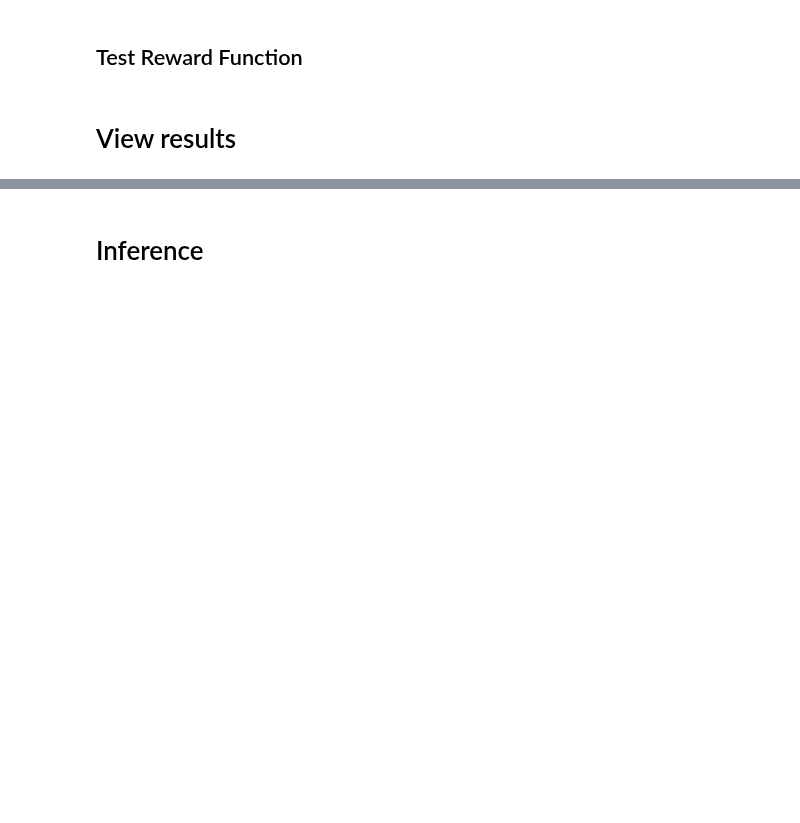
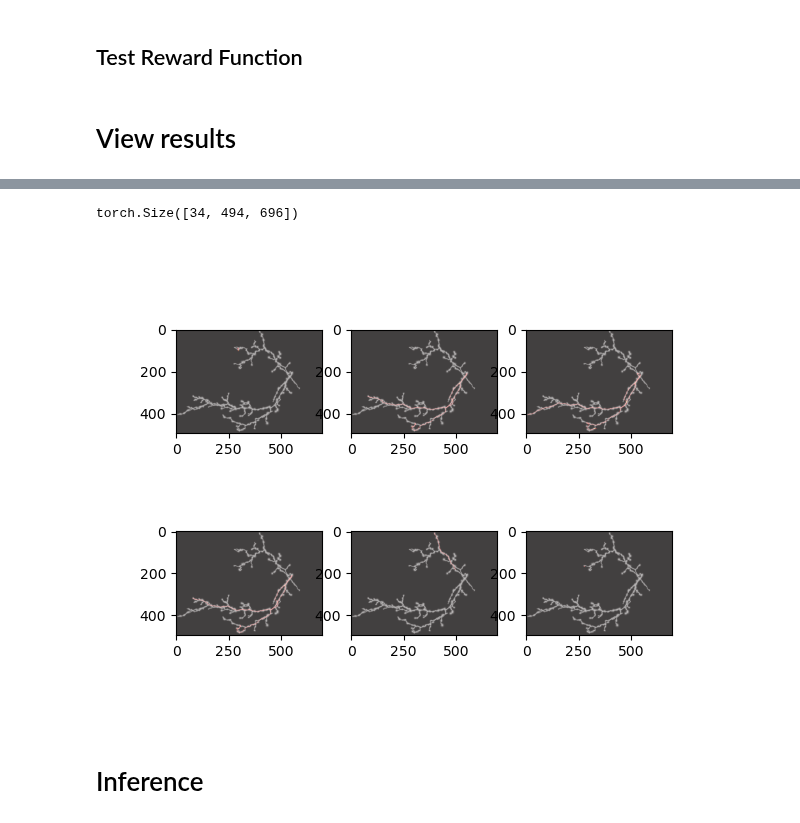
Before and after one commit to twardlab/neurotrack, a Jupyter notebook: neuron_trx/notebooks/neuron_trx_tests.ipynb, the cells around one changed output, grey strips where cells are left out. Drawn from its saved outputs; the diff is of its cells as text; code cells hidden in the pictures; blank space fills up the shorter version.

```diff
--- a/neuron_trx/notebooks/neuron_trx_tests.ipynb
+++ b/neuron_trx/notebooks/neuron_trx_tests.ipynb
@@ -102,7 +102,7 @@ friction = args["friction"] if "friction" in args else 1e-4
 num_episodes = args["num_episodes"] if "num_episodes" in args else 100
 pixelsize = args["pixelsize"] if "pixelsize" in args else [1.0, 1.0, 1.0]
 patch_radius = 17
-actions = np.load('/home/brysongray/tractography/neuron_trx/action_space_6_dir.npy')
+actions = np.load('/home/brysongray/tractography/neuron_trx/action_space_30_dir.npy')
 
 img, density, mask = load_data(img_file, label_file, pixelsize=pixelsize, inverse=True)
 
@@ -439,26 +446,30 @@ ax[2].set_title("loss")
 # %%
-fname = '/home/brysongray/tractography/outputs/bundle_density_ep1.pt'
+fname = '/home/brysongray/tractography/outputs_test/bundle_density_ep1.pt'
 density = torch.load(fname)
 print(density.shape)
+# %% [output]
+torch.Size([34, 494, 696])
 # %%
 plt.close('all')
 fig, ax = plt.subplots(2,3)
 for r in range(2):
     for c in range(3):
         i = (r+1)*(c+1)
         if i == 7:
             break
-        fname = f'/home/brysongray/tractography/outputs/bundle_density_ep{i-1}.pt'
+        fname = f'/home/brysongray/tractography/outputs_test/bundle_density_ep{i-1}.pt'
         density = torch.load(fname)
         D = density.amax(dim=0)
         I = env.img.data[:3].amax(dim=(1))
         T = env.true_density.data.amax(dim=(0,1))
         ax[r][c].imshow(D, cmap='hot', alpha=0.5)
         # ax[r][c].imshow(I.permute(1,2,0), alpha=0.5)
         # ax[r][c].imshow(B, cmap='gray', alpha=0.5)
         ax[r][c].imshow(T, cmap='gray', alpha=0.5)
 
 # plt.imshow(T, cmap='gray', alpha=0.5)
+# %% [output]
+[figure, added]
 # %% [markdown]
 # Inference
 # %%
```
Also changed, not shown: parts of 12 cells of this notebook, 4 other files.
